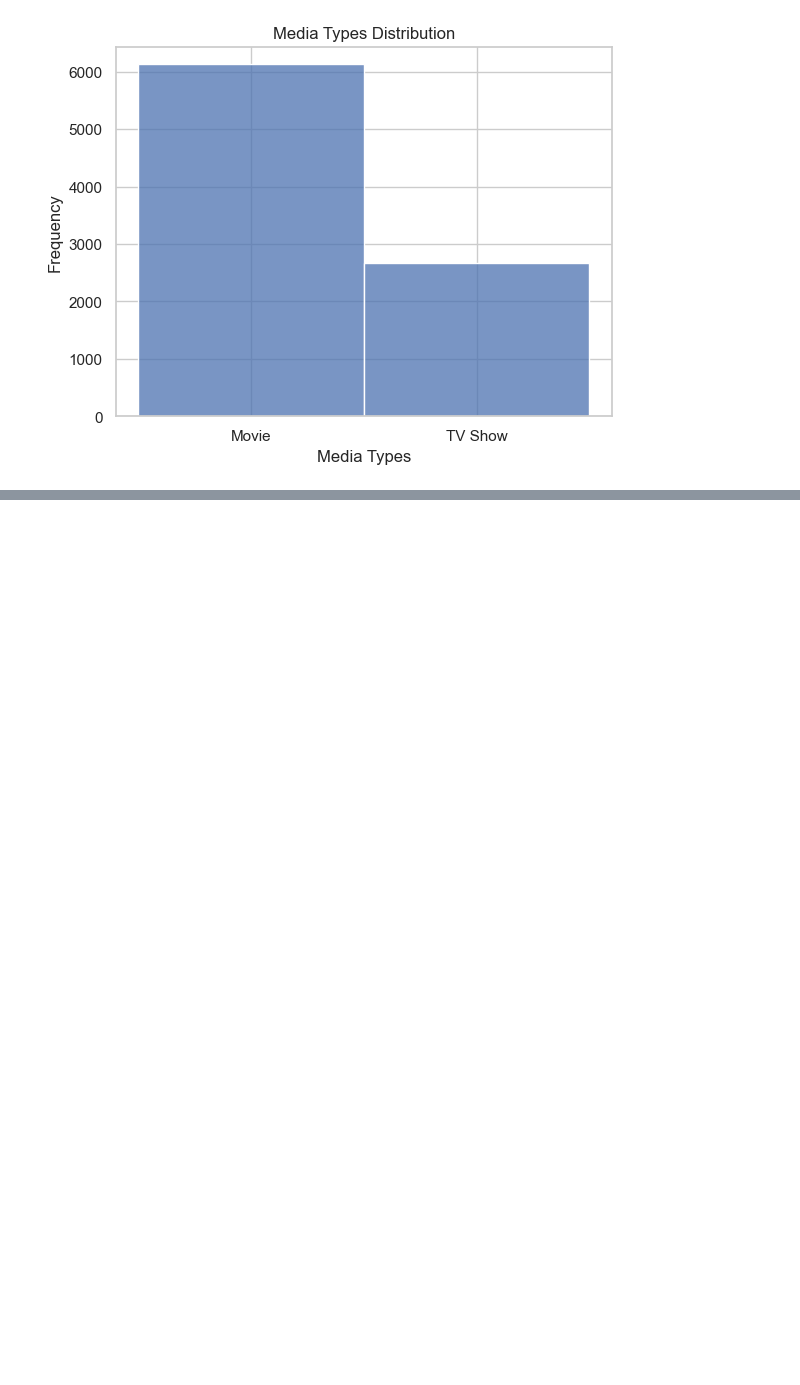
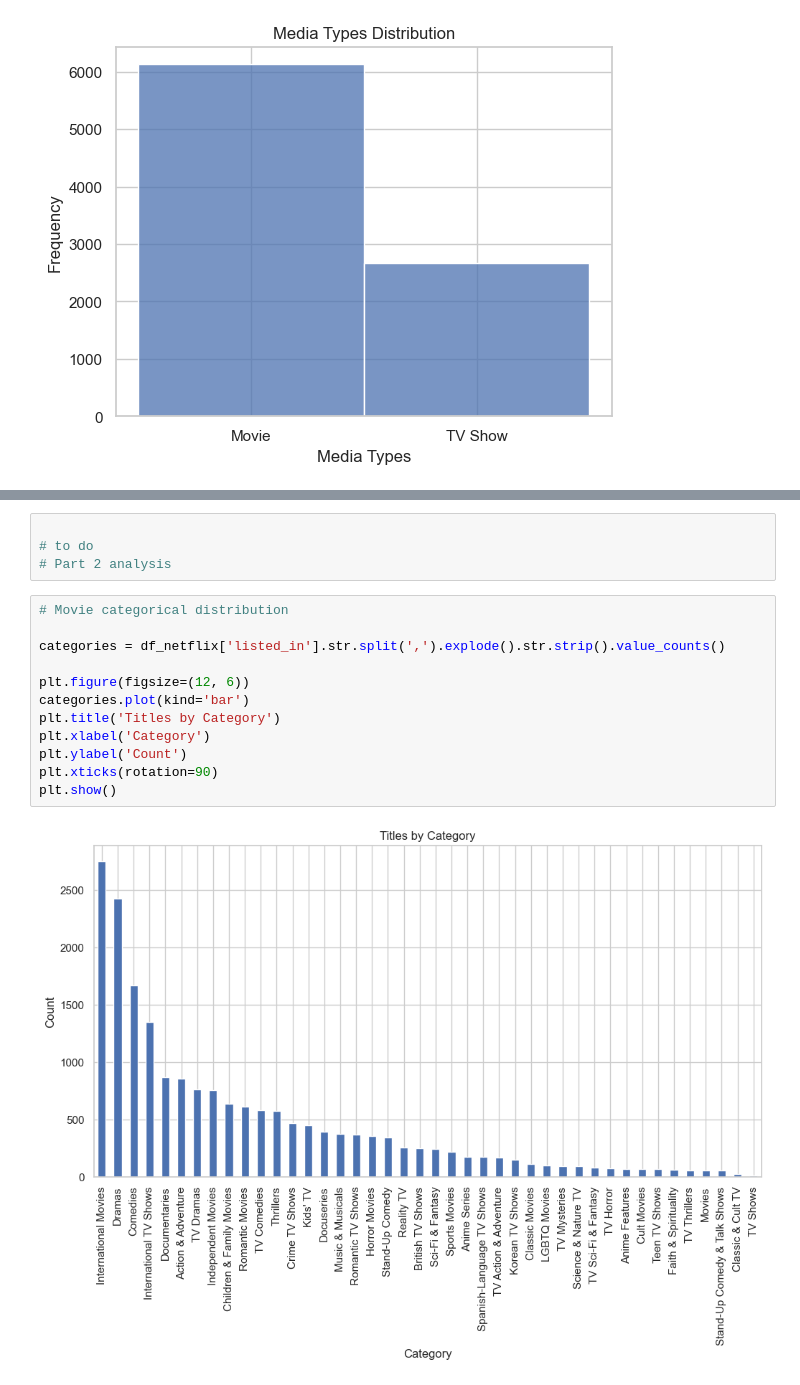
Before and after one commit to siqic4747/CSE474-574_Assignment_2, a Jupyter notebook: mthamilv_scheng42_assignment2_checkpoint.ipynb, the cells around one changed output, grey strips where cells are left out. Cells and saved outputs as stored; diff of their text form; blank space fills up the shorter version.

```diff
--- a/mthamilv_scheng42_assignment2_checkpoint.ipynb
+++ b/mthamilv_scheng42_assignment2_checkpoint.ipynb
@@ -497,0 +507,18 @@ plt.show()
+# %%
+
+# to do
+# Part 2 analysis
+# %%
+# Movie categorical distribution
+
+categories = df_netflix['listed_in'].str.split(',').explode().str.strip().value_counts()
+
+plt.figure(figsize=(12, 6))
+categories.plot(kind='bar')
+plt.title('Titles by Category')
+plt.xlabel('Category')
+plt.ylabel('Count')
+plt.xticks(rotation=90)
+plt.show()
+# %% [output]
+[figure, added]
```
Also changed, not shown: parts of 14 cells of this notebook.
